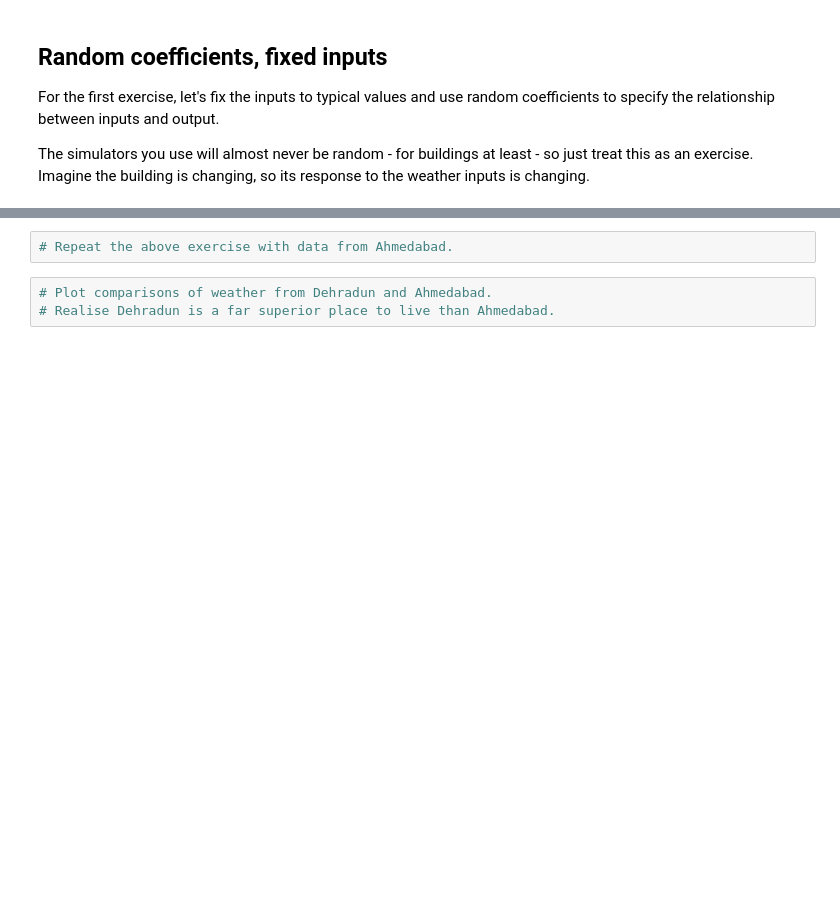
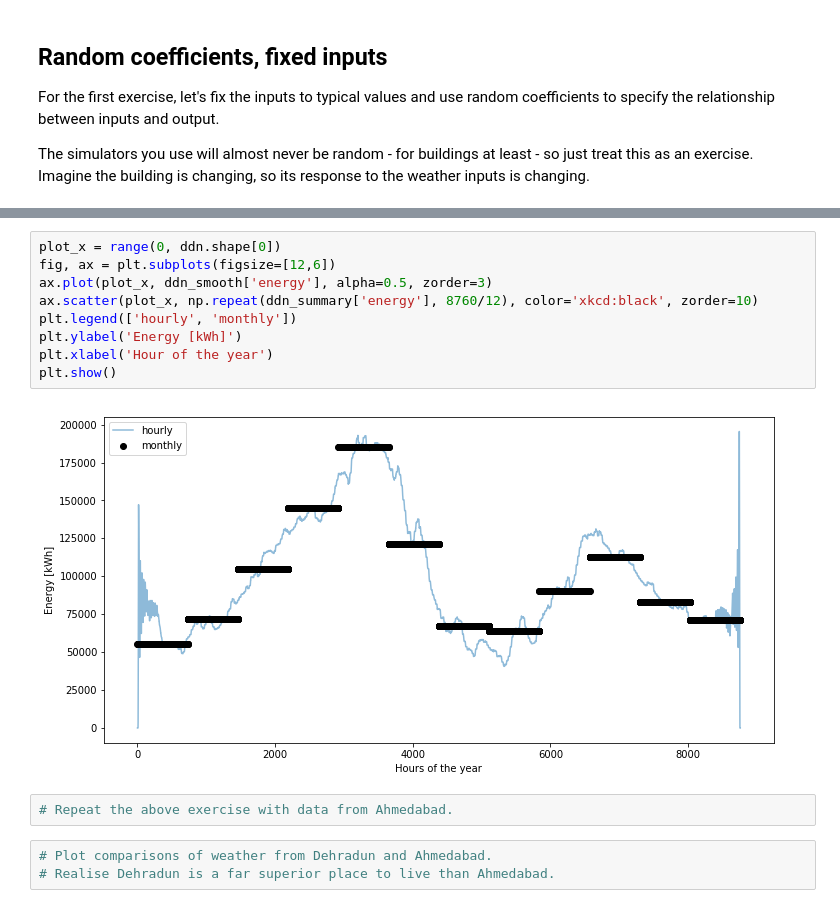
Before and after one commit to paragrastogi/CEPT_Workshop_January2020, a Jupyter notebook: lib/tutorial_v00.ipynb, the cells around one changed output, grey strips where cells are left out. Drawn from its saved outputs; the diff is of its cells as text; blank space fills up the shorter version.

```diff
--- a/lib/tutorial_v00.ipynb
+++ b/lib/tutorial_v00.ipynb
@@ -158,3 +210,14 @@ def smoother(xin, lags):
+# %%
+plot_x = range(0, ddn.shape[0])
+fig, ax = plt.subplots(figsize=[12,6])
+ax.plot(plot_x, ddn_smooth['energy'], alpha=0.5, zorder=3)
+ax.scatter(plot_x, np.repeat(ddn_summary['energy'], 8760/12), color='xkcd:black', zorder=10)
+plt.legend(['hourly', 'monthly'])
+plt.ylabel('Energy [kWh]')
+plt.xlabel('Hour of the year')
+plt.show()
+# %% [output]
+[figure, added]
 # %%
 # Repeat the above exercise with data from Ahmedabad.
 # %%
```
Also changed, not shown: parts of 17 cells of this notebook.
